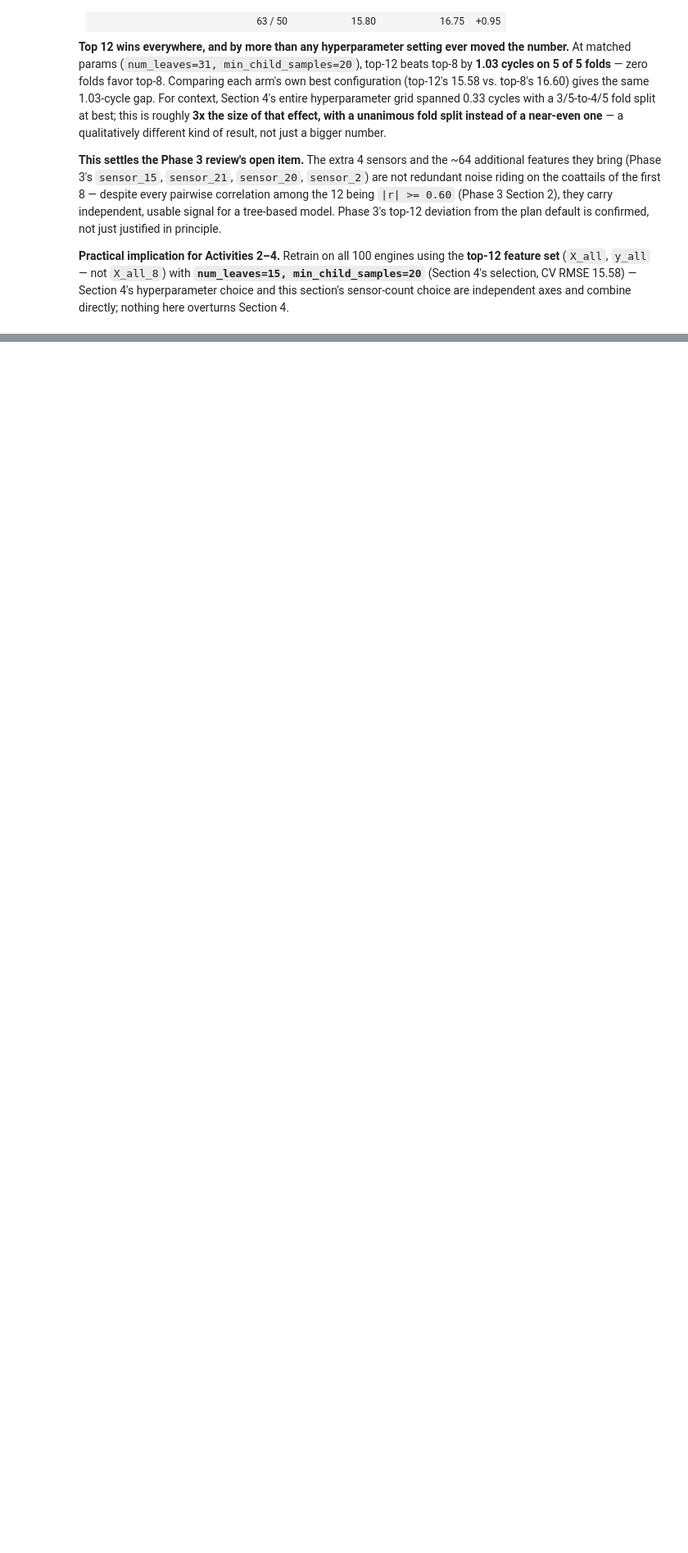
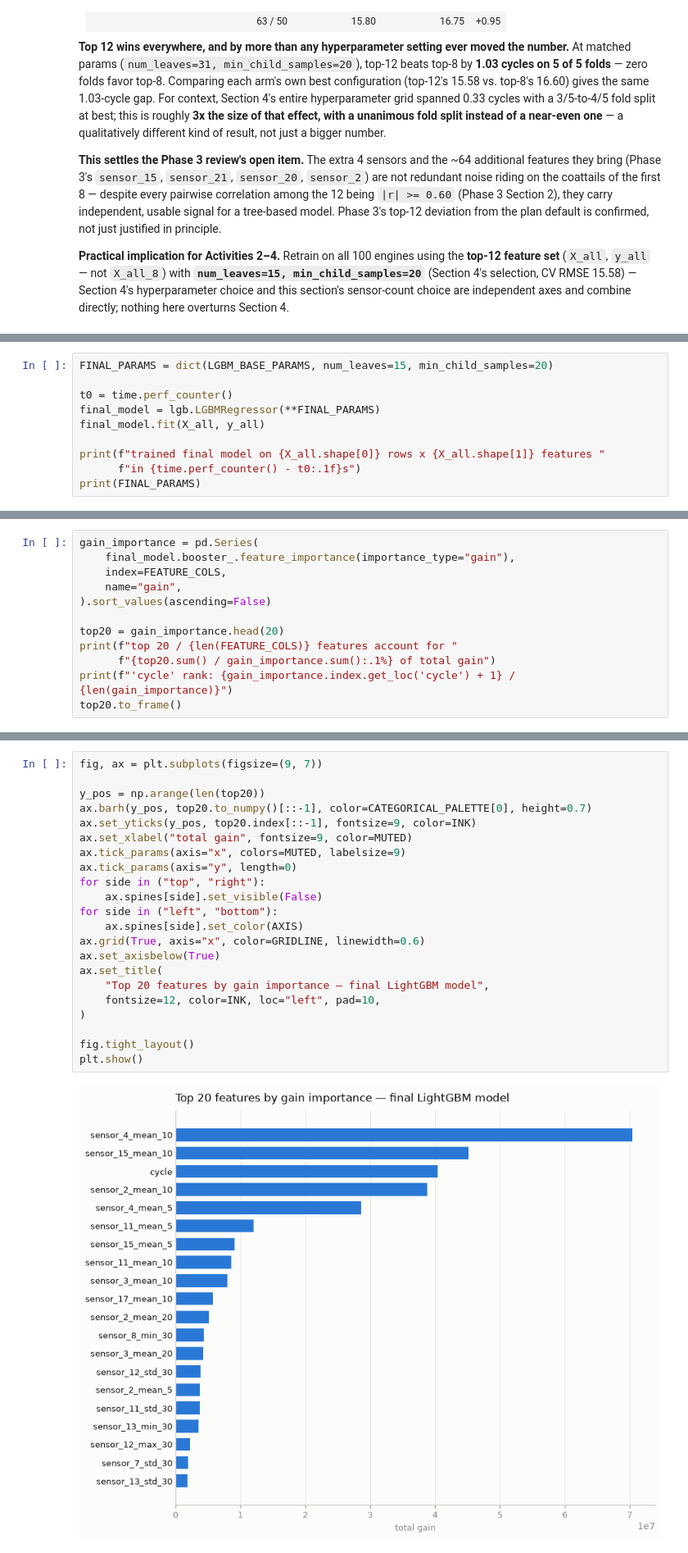
Before and after one commit to Giang2403/RUL_CMAPSS, a Jupyter notebook: notebook/phase5_LightGBM.ipynb, the cells around one changed output, grey strips where cells are left out. Shown at 82% size. Cells and saved outputs as stored; diff of their text form; blank space fills up the shorter version.

```diff
--- a/notebook/phase5_LightGBM.ipynb
+++ b/notebook/phase5_LightGBM.ipynb
@@ -864,0 +878,10 @@ sensor-count choice are independent axes and combine directly; nothing here over
+# %%
+FINAL_PARAMS = dict(LGBM_BASE_PARAMS, num_leaves=15, min_child_samples=20)
+
+t0 = time.perf_counter()
+final_model = lgb.LGBMRegressor(**FINAL_PARAMS)
+final_model.fit(X_all, y_all)
+
+print(f"trained final model on {X_all.shape[0]} rows x {X_all.shape[1]} features "
+      f"in {time.perf_counter() - t0:.1f}s")
+print(FINAL_PARAMS)
@@ -864,0 +1011,12 @@ sensor-count choice are independent axes and combine directly; nothing here over
+# %%
+gain_importance = pd.Series(
+    final_model.booster_.feature_importance(importance_type="gain"),
+    index=FEATURE_COLS,
+    name="gain",
+).sort_values(ascending=False)
+
+top20 = gain_importance.head(20)
+print(f"top 20 / {len(FEATURE_COLS)} features account for "
+      f"{top20.sum() / gain_importance.sum():.1%} of total gain")
+print(f"'cycle' rank: {gain_importance.index.get_loc('cycle') + 1} / {len(gain_importance)}")
+top20.to_frame()
@@ -864,0 +1043,24 @@ sensor-count choice are independent axes and combine directly; nothing here over
+# %%
+fig, ax = plt.subplots(figsize=(9, 7))
+
+y_pos = np.arange(len(top20))
+ax.barh(y_pos, top20.to_numpy()[::-1], color=CATEGORICAL_PALETTE[0], height=0.7)
+ax.set_yticks(y_pos, top20.index[::-1], fontsize=9, color=INK)
+ax.set_xlabel("total gain", fontsize=9, color=MUTED)
+ax.tick_params(axis="x", colors=MUTED, labelsize=9)
+ax.tick_params(axis="y", length=0)
+for side in ("top", "right"):
+    ax.spines[side].set_visible(False)
+for side in ("left", "bottom"):
+    ax.spines[side].set_color(AXIS)
+ax.grid(True, axis="x", color=GRIDLINE, linewidth=0.6)
+ax.set_axisbelow(True)
+ax.set_title(
+    "Top 20 features by gain importance — final LightGBM model",
+    fontsize=12, color=INK, loc="left", pad=10,
+)
+
+fig.tight_layout()
+plt.show()
+# %% [output]
+[figure, added]
```
Also changed, not shown: parts of 17 cells of this notebook, 5 other files.
